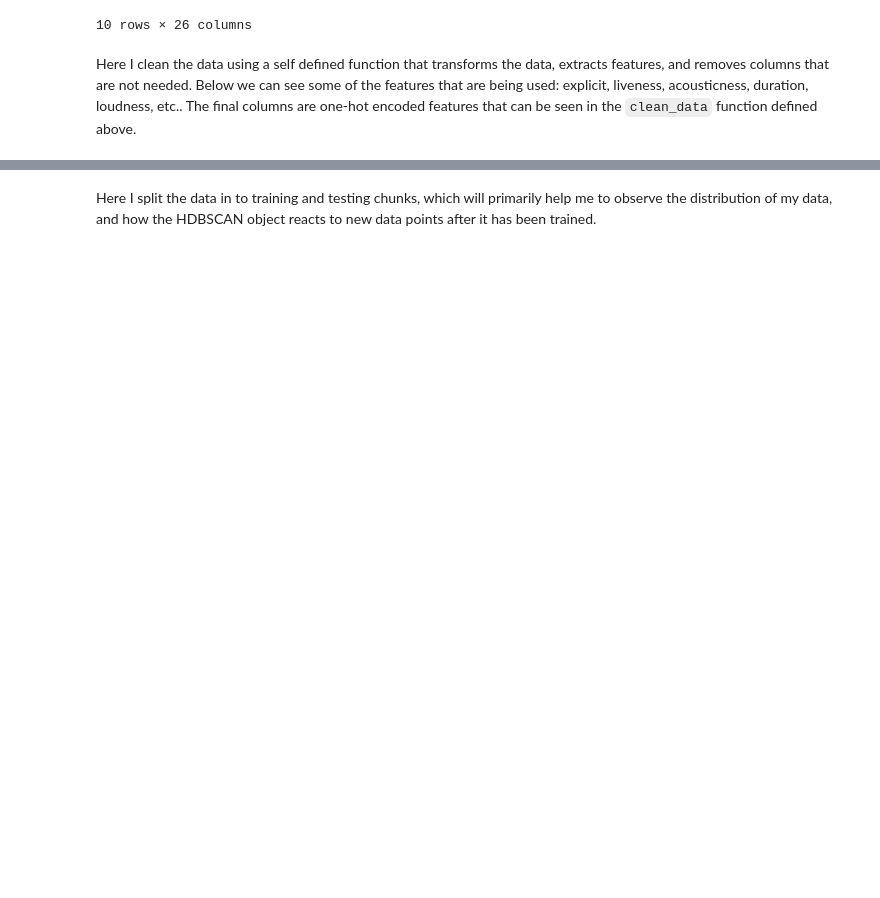
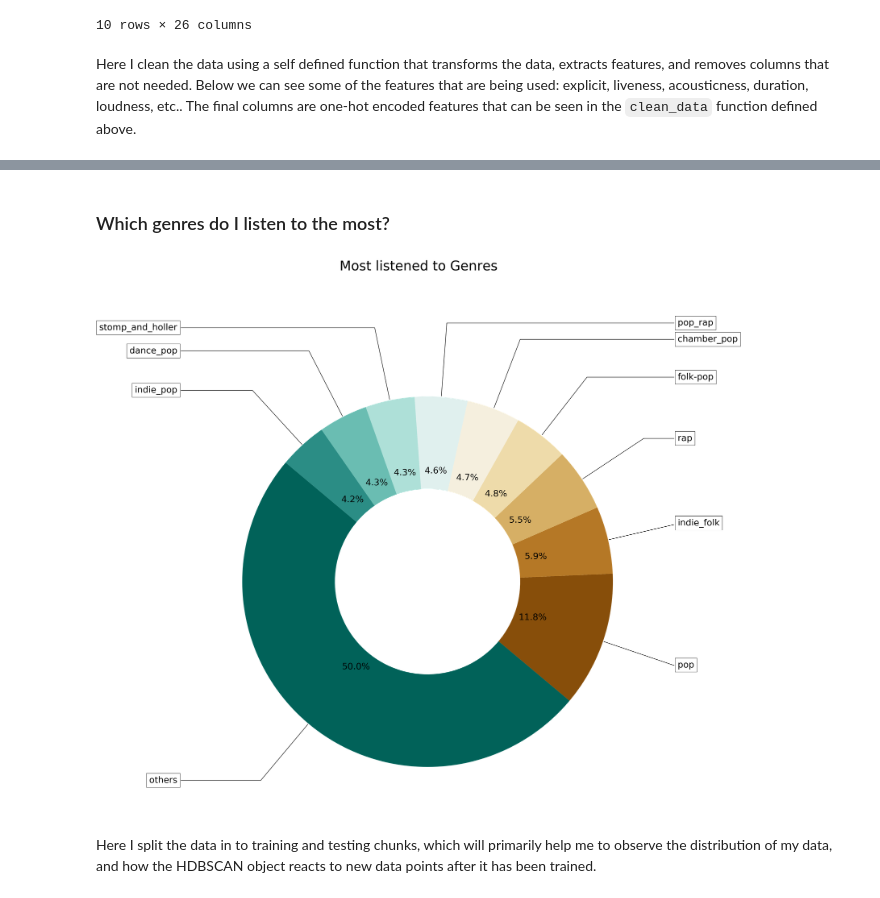
Before and after one commit to brennerswenson/spotify-recommendations, a Jupyter notebook: spotify-recommendations.ipynb, the cells around one changed output, grey strips where cells are left out. Cells and saved outputs as stored; diff of their text form; code cells hidden in the pictures; blank space fills up the shorter version.

```diff
--- a/spotify-recommendations.ipynb
+++ b/spotify-recommendations.ipynb
@@ -687,3 +780,82 @@ display(df_features.head())
+# %% [markdown]
+### Which genres do I listen to the most?
+# %%
+# get one hot encoded columns for artist genres
+genres = [x for x in df_features.columns if x[:12] == 'artist_genre']
+
+# create df of genres group by sum, sorting descending
+df_genres_sum = pd.DataFrame(
+    df_features[genres].sum().sort_values(ascending=False)).reset_index()
+
+# rename columns
+df_genres_sum.columns = ['genre', 'count']
+
+# clean column names
+df_genres_sum['genre'] = df_genres_sum['genre'].apply(lambda x: x[13:])
+
+# get top 10 most listened to genres
+df_genres_sum_top_10 = df_genres_sum[:9].copy()
+
+# get other genres
+others = df_genres_sum['count'][:9].sum()
+
+# sum all other genres not in top 10
+others_row = pd.DataFrame(data={'genre': ['others'], 'count': [others]})
+
+# concatenate the two dfs together
+pie_df = pd.concat([df_genres_sum_top_10, others_row])
+
+# create fig and axis
+fig, ax = plt.subplots(figsize=(20, 20), dpi=200)
+
+# get labels for doughnut
+data_labels = pie_df['genre'].values
+
+# separate data
+data = pie_df['count'].values
+
+# get wedges and text for chart
+wedges, texts, autotext = ax.pie(
+    data,
+    wedgeprops=dict(width=0.5),
+    startangle=-40,
+    colors=sns.color_palette("BrBG", 10),
+    autopct='%1.1f%%',
+    textprops={'fontsize': 20})
+
+# proportions
+bbox_props = dict(boxstyle="square,pad=0.3", fc="w", ec="k", lw=0.72)
+
+# more chart config
+kw = dict(
+    xycoords='data',
+    textcoords='data',
+    arrowprops=dict(arrowstyle="-"),
+    bbox=bbox_props,
+    zorder=0,
+    va="center",
+    fontsize=20)
+
+# annotation and labeling
+for i, p in enumerate(wedges):
+    ang = (p.theta2 - p.theta1) / 2. + p.theta1
+    y = np.sin(np.deg2rad(ang))
+    x = np.cos(np.deg2rad(ang))
+    horizontalalignment = {-1: "right", 1: "left"}[int(np.sign(x))]
+    connectionstyle = "angle,angleA=0,angleB={}".format(ang)
+    kw["arrowprops"].update({"connectionstyle": connectionstyle})
+    ax.annotate(
+        data_labels[i],
+        xy=(x, y),
+        xytext=(1.35 * np.sign(x), 1.4 * y),
+        horizontalalignment=horizontalalignment,
+        **kw)
+
+# add super title
+fig.suptitle('Most listened to Genres', size=30)
+fig.tight_layout();
+# %% [output]
+[figure, added]
 # %% [markdown]
 Here I split the data in to training and testing chunks, which will primarily help me to observe the distribution of my data, and how the HDBSCAN object reacts to new data points after it has been trained.
 # %%
```
Also changed, not shown: parts of 21 cells of this notebook, 1 other file.
